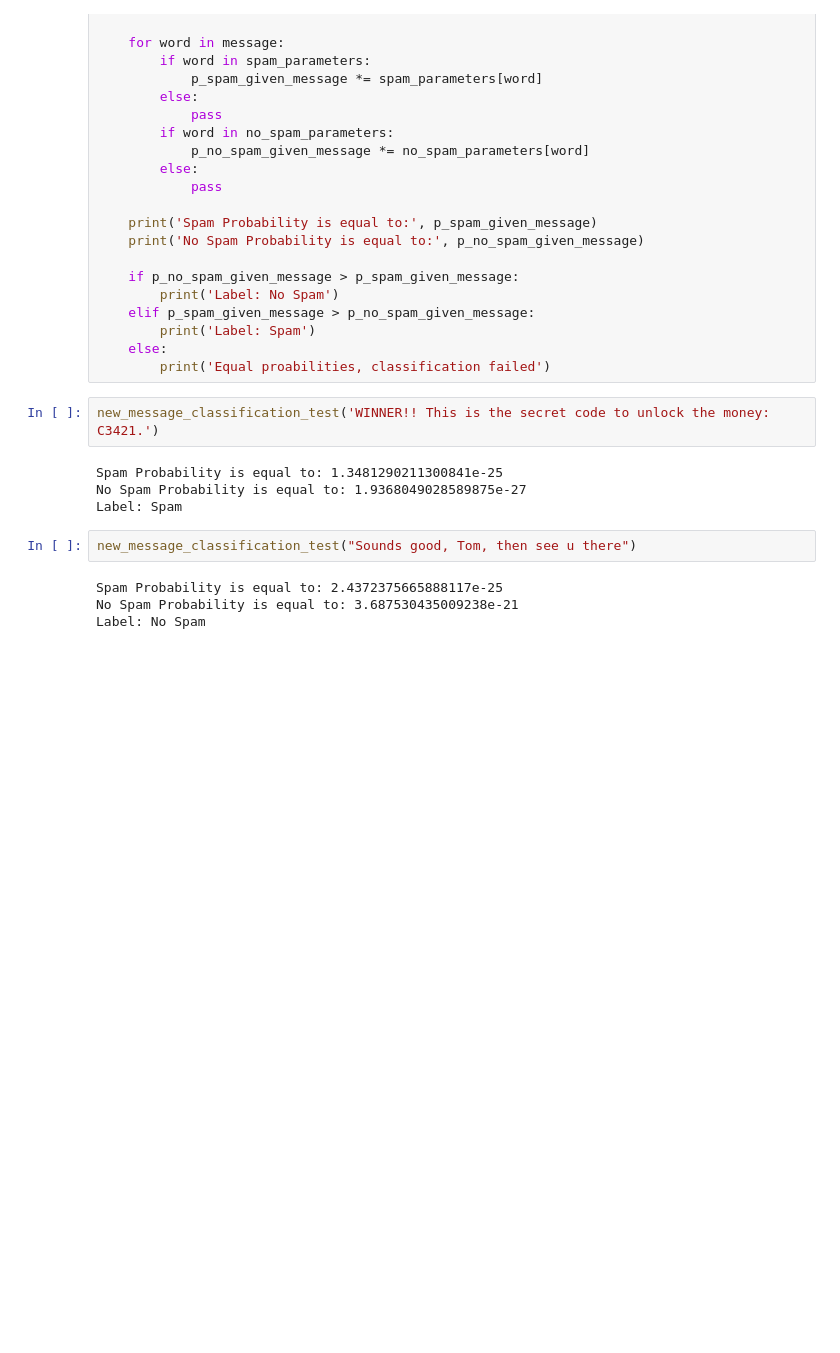
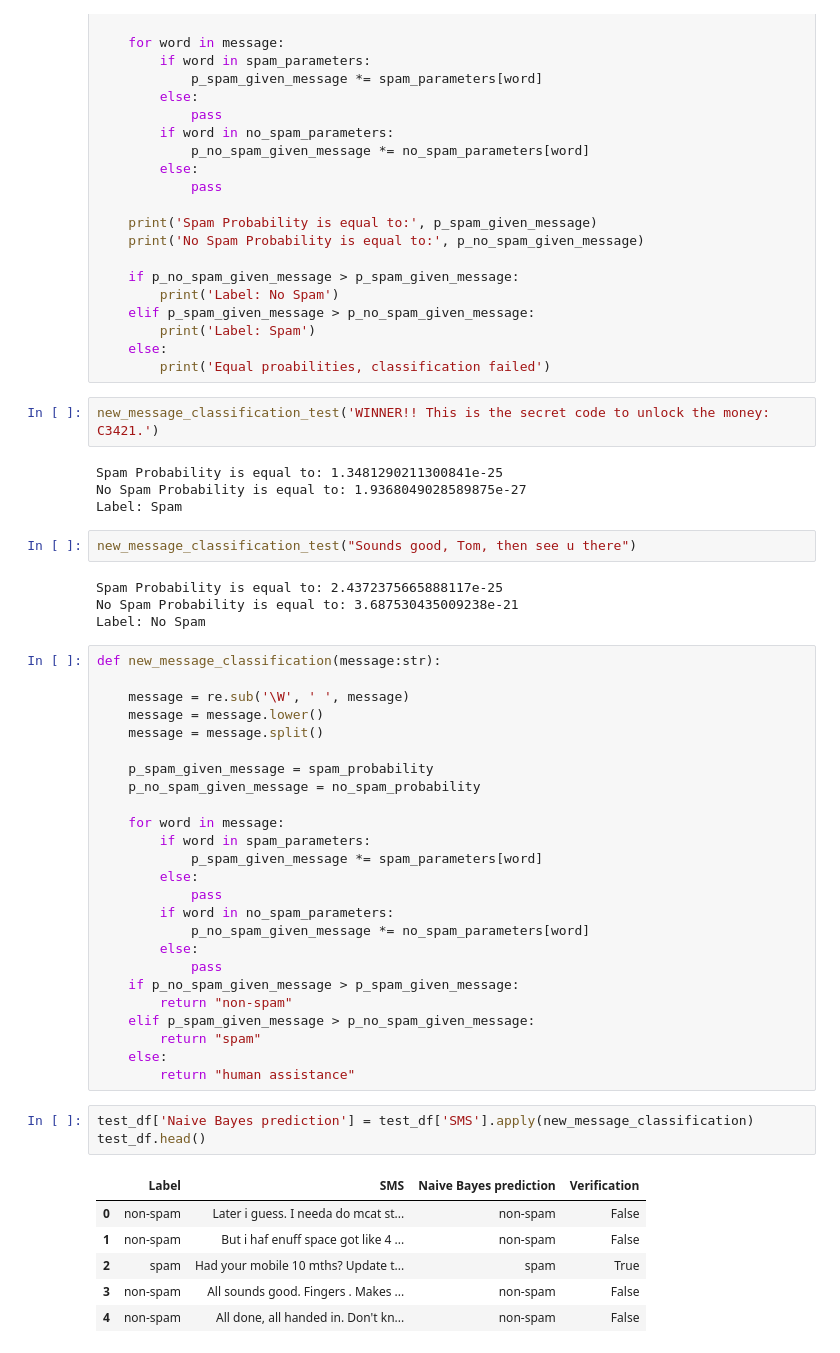
Before and after one commit to Grzegorz1997/Data-Analysis, a Jupyter notebook: Spam Filter with Naive Bayes/analysis.ipynb, the cells around one changed output. Saved outputs shown, nothing was run; the diff lists cells and outputs as text; blank space fills up the shorter version.

Commit message:
added function to apply on test dataset and perform classification

```diff
--- a/Spam Filter with Naive Bayes/analysis.ipynb
+++ b/Spam Filter with Naive Bayes/analysis.ipynb
@@ -155,3 +155,38 @@ new_message_classification_test("Sounds good, Tom, then see u there")
 Spam Probability is equal to: 2.4372375665888117e-25
 No Spam Probability is equal to: 3.687530435009238e-21
 Label: No Spam
+# %%
+def new_message_classification(message:str):
+
+    message = re.sub('\W', ' ', message)
+    message = message.lower()
+    message = message.split()
+
+    p_spam_given_message = spam_probability
+    p_no_spam_given_message = no_spam_probability
+
+    for word in message:
+        if word in spam_parameters:
+            p_spam_given_message *= spam_parameters[word]
+        else:
+            pass
+        if word in no_spam_parameters:
+            p_no_spam_given_message *= no_spam_parameters[word]
+        else:
+            pass
+    if p_no_spam_given_message > p_spam_given_message:
+        return "non-spam"
+    elif p_spam_given_message > p_no_spam_given_message:
+        return "spam"
+    else:
+        return "human assistance"
+# %%
+test_df['Naive Bayes prediction'] = test_df['SMS'].apply(new_message_classification)
+test_df.head()
+# %% [output]
+|  | Label | SMS | Naive Bayes prediction | Verification |
+| 0 | non-spam | Later i guess. I needa do mcat st... | non-spam | False |
+| 1 | non-spam | But i haf enuff space got like 4 ... | non-spam | False |
+| 2 | spam | Had your mobile 10 mths? Update t... | spam | True |
+| 3 | non-spam | All sounds good. Fingers . Makes ... | non-spam | False |
+| 4 | non-spam | All done, all handed in. Don't kn... | non-spam | False |
```
Also changed, not shown: parts of 2 cells of this notebook.
